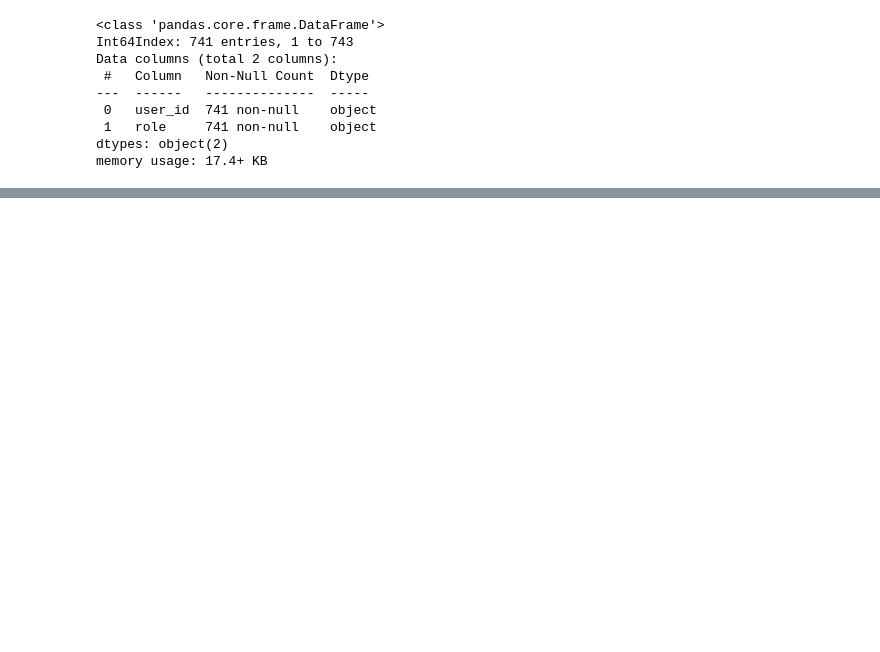
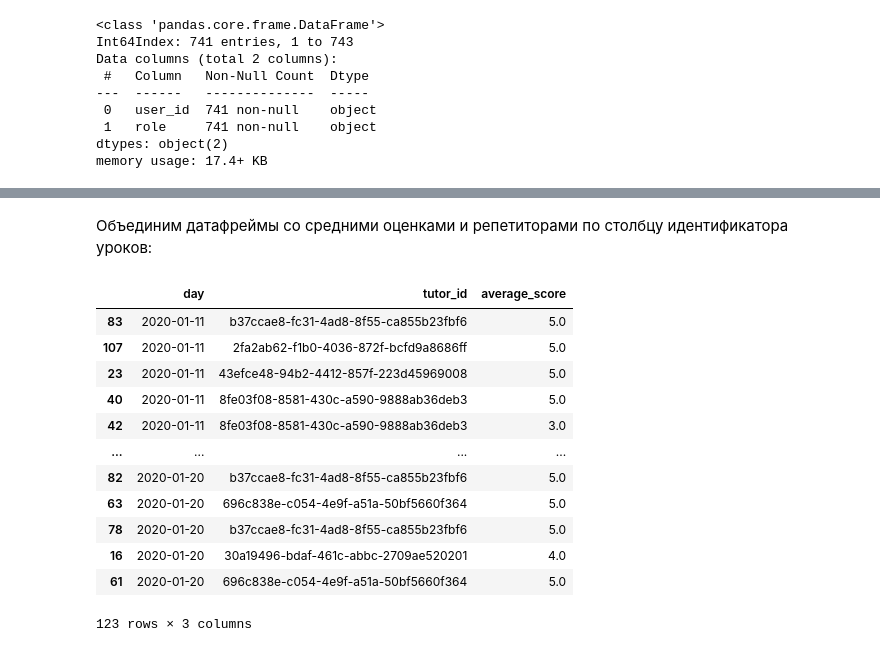
Before and after one commit to LawrenceGrigoryan/Tetrika-School, a Jupyter notebook: Tetrika Test Tasks.ipynb, the cells around one changed output, grey strips where cells are left out. Cells and saved outputs as stored; diff of their text form; code cells hidden in the pictures; blank space fills up the shorter version.

```diff
--- a/Tetrika Test Tasks.ipynb
+++ b/Tetrika Test Tasks.ipynb
@@ -649,0 +623,3 @@ AttributeError: 'Series' object has no attribute 'scheduled_time'
+# %%
+quality = pd.DataFrame(quality.groupby(['lesson_id']).tech_quality.mean()).reset_index()
+quality
@@ -649,0 +640,22 @@ AttributeError: 'Series' object has no attribute 'scheduled_time'
+# %% [markdown]
+Объединим датафреймы со средними оценками и репетиторами по столбцу идентификатора уроков:
+# %%
+final_df = merged.merge(quality, on='lesson_id', how='inner')
+final_df.drop(['lesson_id'], axis=1, inplace=True)
+final_df = final_df.sort_values(by='scheduled_time')
+final_df.columns = ['day', 'tutor_id', 'average_score']
+final_df
+# %% [output]
+|  | day | tutor_id | average_score |
+| 83 | 2020-01-11 | b37ccae8-fc31-4ad8-8f55-ca855b23fbf6 | 5.0 |
+| 107 | 2020-01-11 | 2fa2ab62-f1b0-4036-872f-bcfd9a8686ff | 5.0 |
+| 23 | 2020-01-11 | 43efce48-94b2-4412-857f-223d45969008 | 5.0 |
+| 40 | 2020-01-11 | 8fe03f08-8581-430c-a590-9888ab36deb3 | 5.0 |
+| 42 | 2020-01-11 | 8fe03f08-8581-430c-a590-9888ab36deb3 | 3.0 |
+| ... | ... | ... | ... |
+| 82 | 2020-01-20 | b37ccae8-fc31-4ad8-8f55-ca855b23fbf6 | 5.0 |
+| 63 | 2020-01-20 | 696c838e-c054-4e9f-a51a-50bf5660f364 | 5.0 |
+| 78 | 2020-01-20 | b37ccae8-fc31-4ad8-8f55-ca855b23fbf6 | 5.0 |
+| 16 | 2020-01-20 | 30a19496-bdaf-461c-abbc-2709ae520201 | 4.0 |
+| 61 | 2020-01-20 | 696c838e-c054-4e9f-a51a-50bf5660f364 | 5.0 |
+123 rows × 3 columns
```
Also changed, not shown: parts of 31 cells of this notebook.
